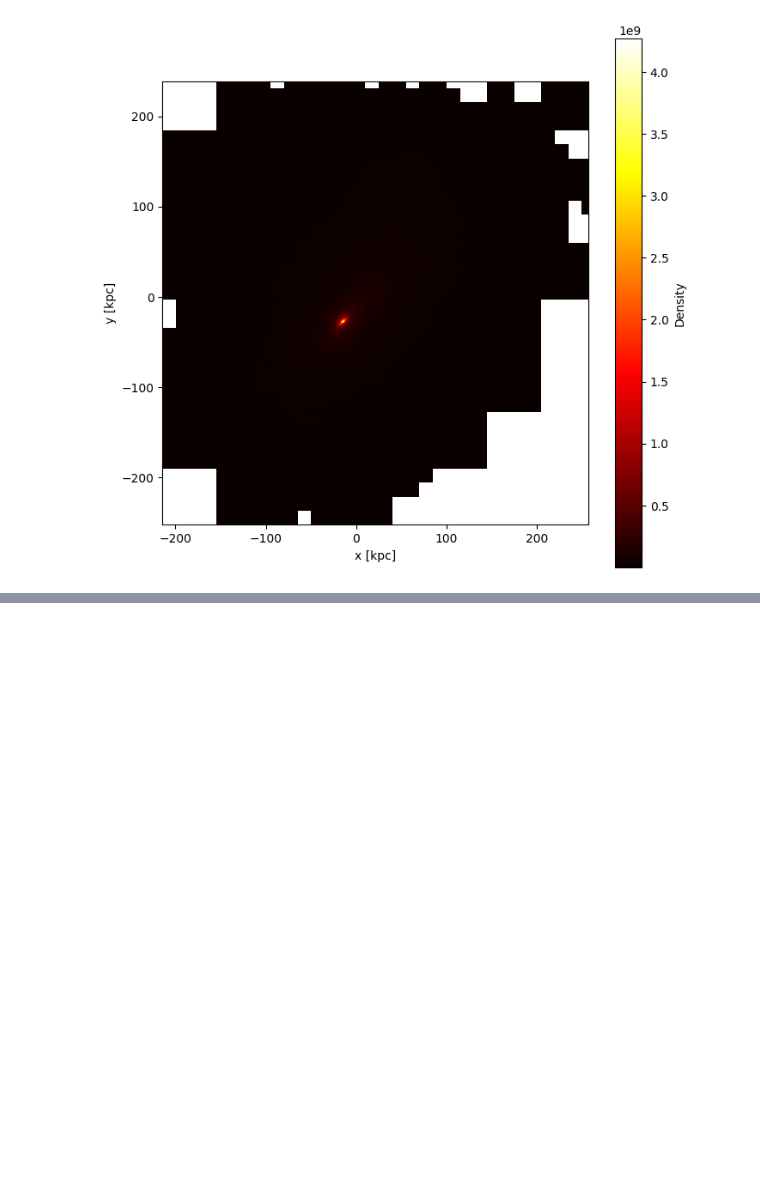
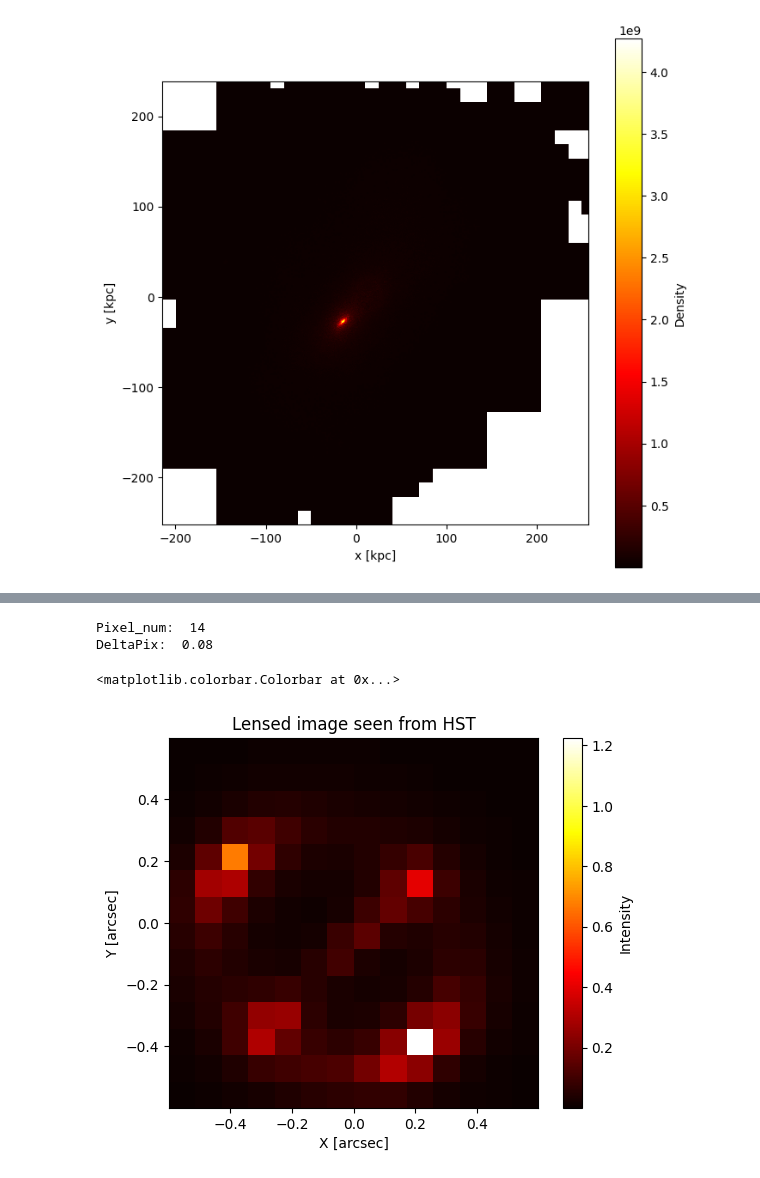
Before and after one commit to GiacomoQueirolo/EAGLE_Lensing, a Jupyter notebook: Tutorial.ipynb, the cells around one changed output, grey strips where cells are left out. Drawn from its saved outputs; the diff is of its cells as text; code cells hidden in the pictures; blank space fills up the shorter version.

```diff
--- a/Tutorial.ipynb
+++ b/Tutorial.ipynb
@@ -375,0 +546,22 @@ lens_part.
+# %%
+from lenstronomy.SimulationAPI.ObservationConfig.HST import HST
+
+band_HST = HST(band='WFC3_F160W', psf_type="GAUSSIAN")
+
+SimObs_HST = lens_part.get_SimObs(band_HST,kwargs_source_model=None)
+
+image_hst = lens_part.sim_image(SimObs_HST)
+# %% [output]
+Pixel_num:  14
+DeltaPix:  0.08
+# %%
+
+plt.imshow(image_hst,
+           extent=extent_arcsec,origin="lower",cmap="hot")
+plt.xlabel("X [arcsec]")
+plt.ylabel("Y [arcsec]")
+plt.title("Lensed image seen from HST")
+plt.colorbar(label=r"Intensity")
+# %% [output]
+<matplotlib.colorbar.Colorbar at 0x...>
+[figure, added]
```
Also changed, not shown: parts of 54 cells of this notebook, 6 other files.
